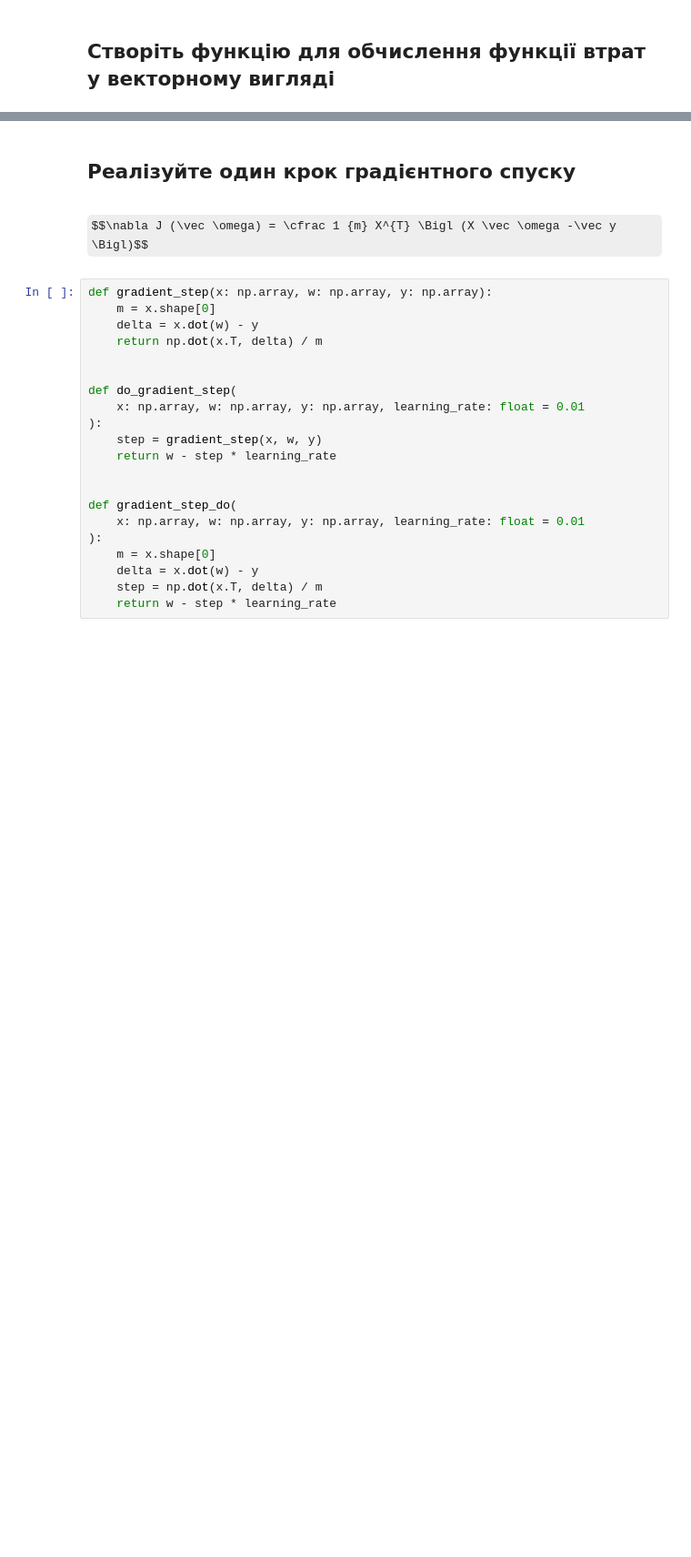
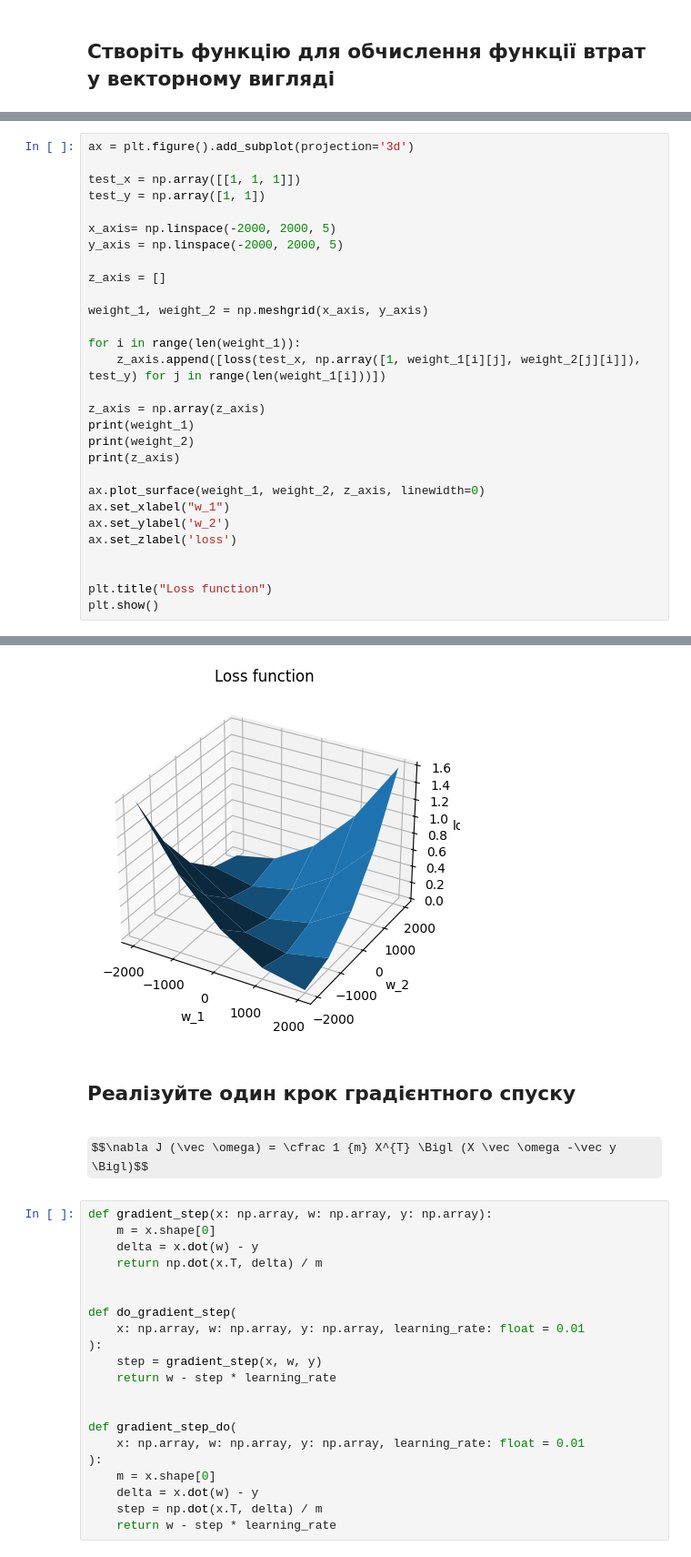
Before and after one commit to tarsweb-Python-GOIT/DS-HW, a Jupyter notebook: hw-03.ipynb, the cells around one changed output, grey strips where cells are left out. Shown at 91% size. Cells and saved outputs as stored; diff of their text form; some formulas as TeX source; blank space fills up the shorter version.

```diff
--- a/hw-03.ipynb
+++ b/hw-03.ipynb
@@ -22,0 +51,30 @@ def loss(x: np.array, w: np.array, y: np.array):
+# %%
+ax = plt.figure().add_subplot(projection='3d')
+
+test_x = np.array([[1, 1, 1]])
+test_y = np.array([1, 1])
+
+x_axis= np.linspace(-2000, 2000, 5)
+y_axis = np.linspace(-2000, 2000, 5)
+
+z_axis = []
+
+weight_1, weight_2 = np.meshgrid(x_axis, y_axis)
+
+for i in range(len(weight_1)):
+    z_axis.append([loss(test_x, np.array([1, weight_1[i][j], weight_2[j][i]]), test_y) for j in range(len(weight_1[i]))])
+
+z_axis = np.array(z_axis)
+print(weight_1)
+print(weight_2)
+print(z_axis)
+
+ax.plot_surface(weight_1, weight_2, z_axis, linewidth=0)
+ax.set_xlabel("w_1")
+ax.set_ylabel('w_2')
+ax.set_zlabel('loss')
+
+
+plt.title("Loss function")
+plt.show()
+# %% [output]
@@ -23,3 +96,4 @@ def loss(x: np.array, w: np.array, y: np.array):
+[figure, added]
 # %% [markdown]
 ## Реалізуйте один крок градієнтного спуску
 # %% [markdown]
```
Also changed, not shown: parts of 9 cells of this notebook.
